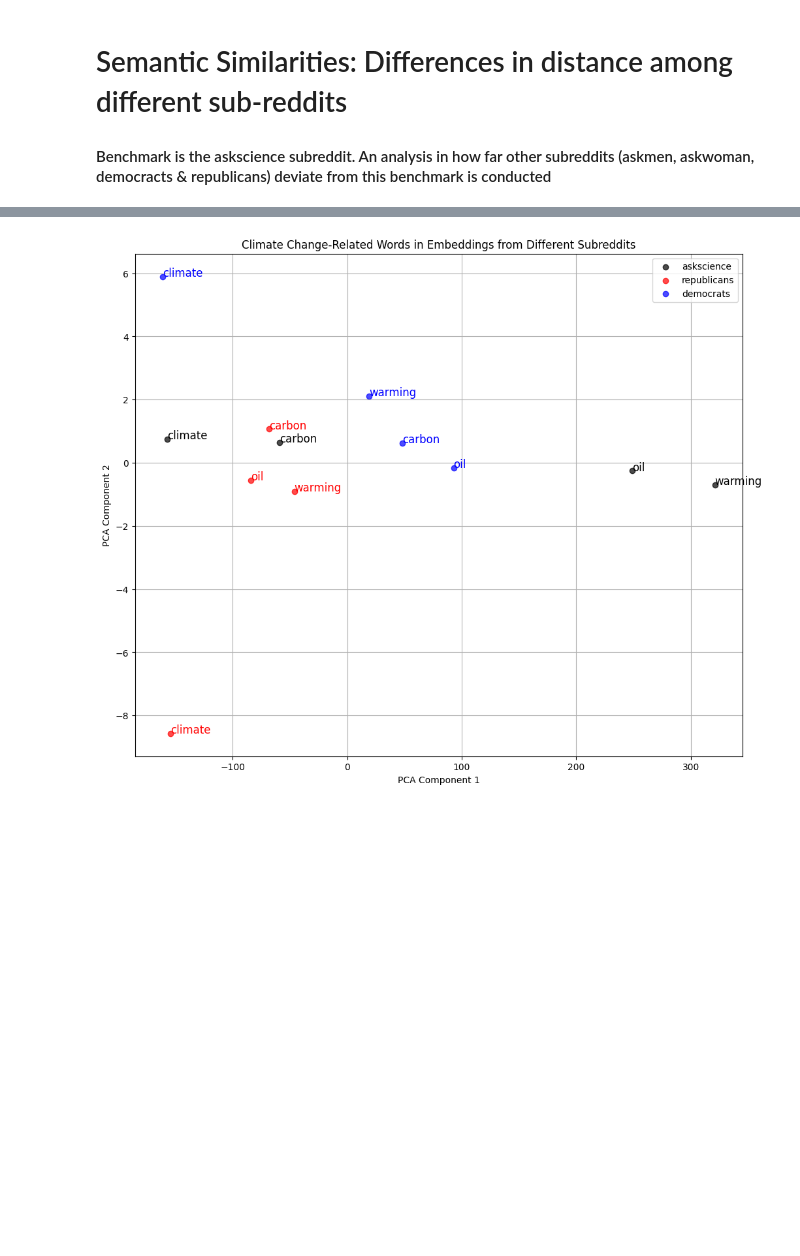
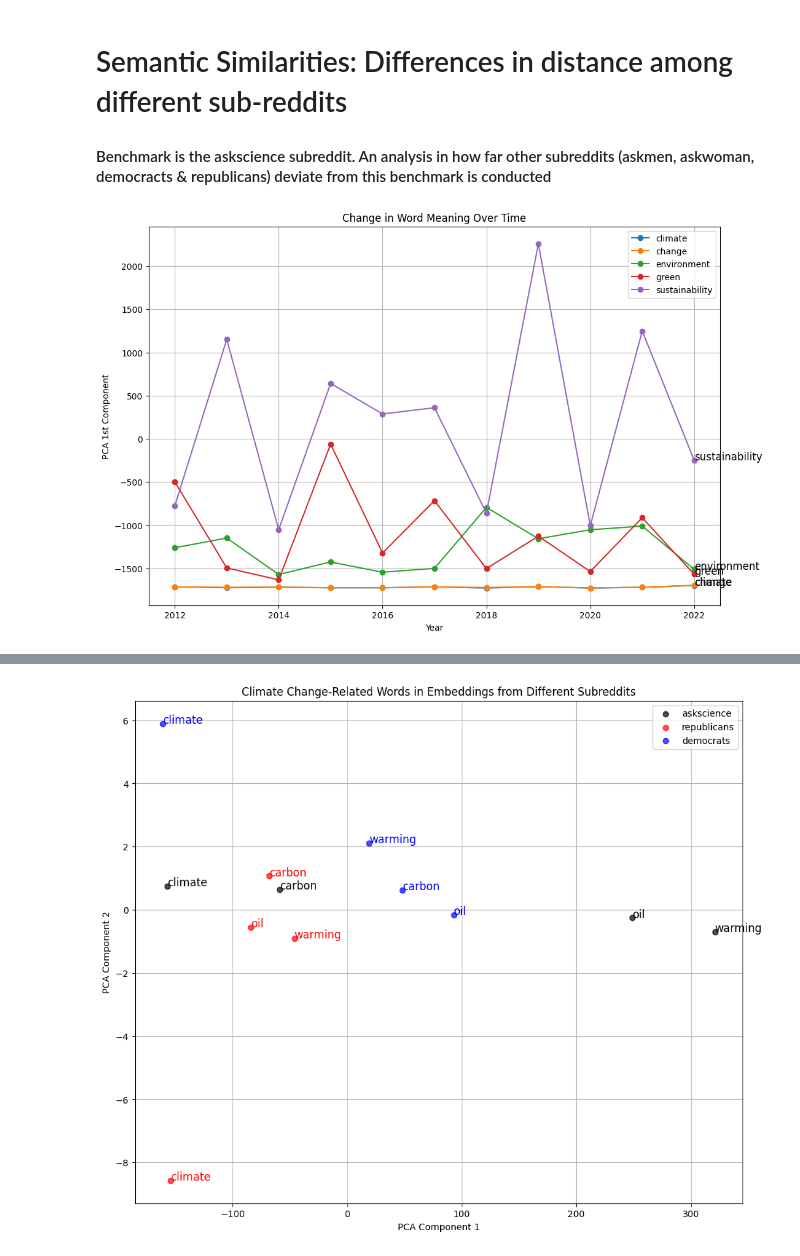
Before and after one commit to tobiaswtzl/dlss-project24, a Jupyter notebook: code/2. Deep Learning Model/SemSim_subreddits.ipynb, the cells around one changed output, grey strips where cells are left out. Drawn from its saved outputs; the diff is of its cells as text; code cells hidden in the pictures; blank space fills up the shorter version.

```diff
--- a/code/2. Deep Learning Model/SemSim_subreddits.ipynb
+++ b/code/2. Deep Learning Model/SemSim_subreddits.ipynb
@@ -12 +12,71 @@ import umap
+# %%
+# Step 1: Load the embeddings
+years = list(range(2012, 2023))
+embeddings = {}
+for year in years:
+    embeddings[year] = pd.read_csv(f'/Users/fabianmahner/dlss-project24/output/embeddings/yearly_embeddings/embeddings_CBOW_posts_{year}.csv')
+
+# Step 2: Align the words (ensure all embeddings have the same words)
+words = set(embeddings[years[0]]['word'])
+for year in years[1:]:
+    words &= set(embeddings[year]['word'])
+
+words = list(words)  # list of common words across all years
+
+# Step 3: Concatenate the embeddings for each word across all years
+all_embeddings = []
+
+for year in years:
+    df = embeddings[year]
+    df = df[df['word'].isin(words)]
+    all_embeddings.append(df.set_index('word').loc[words].values)
+
+all_embeddings = np.stack(all_embeddings, axis=0)  # Shape: (num_years, num_words, embedding_dim)
+
+# Step 4: Apply PCA to reduce to 1 dimension
+# Reshape to (num_years * num_words, embedding_dim) before PCA
+all_embeddings_reshaped = all_embeddings.reshape(len(years) * len(words), -1)
+pca = PCA(n_components=1)
+pca_result = pca.fit_transform(all_embeddings_reshaped)
+
+# Reshape back to (num_years, num_words) after PCA
+pca_result = pca_result.reshape(len(years), len(words))
+pca_result_with_zeros = np.zeros_like(pca_result)
+
+# define selected words
+selected_words = ['climate', 'change', 'environment', 'green', 'sustainability']
+
+# Initialize a dictionary to store PCA results with zeros for missing data
+pca_result_with_zeros = np.full_like(pca_result, fill_value=np.nan)  # Use NaN to handle missing data
+
+# Fill PCA result with actual data for selected words
+for word in selected_words:
+    if word in words:
+        index = words.index(word)
+        pca_result_with_zeros[:, index] = pca_result[:, index]
+
+# Plotting
+plt.figure(figsize=(12, 8))
+
+# Plot selected words with actual PCA results
+for word in selected_words:
+    if word in words:
+        index = words.index(word)
+        y = pca_result[:, index]
+        plt.plot(years, y, marker='o', label=word)
+        plt.text(years[-1], y[-1], word, fontsize=12)
+    else:
+        # Plot zeros only for missing years
+        y = np.zeros(len(years))
+        plt.plot(years, y, marker='x', color='grey', linestyle='--', alpha=0.5, label=f'{word} (not present)')
+
+# Customize plot for clarity
+plt.xlabel('Year')
+plt.ylabel('PCA 1st Component')
+plt.title('Change in Word Meaning Over Time')
+plt.legend(loc='best')
+plt.grid(True)
+plt.show()
+# %% [output]
+[figure, added]
 # %%
```
Also changed, not shown: parts of 6 cells of this notebook.
